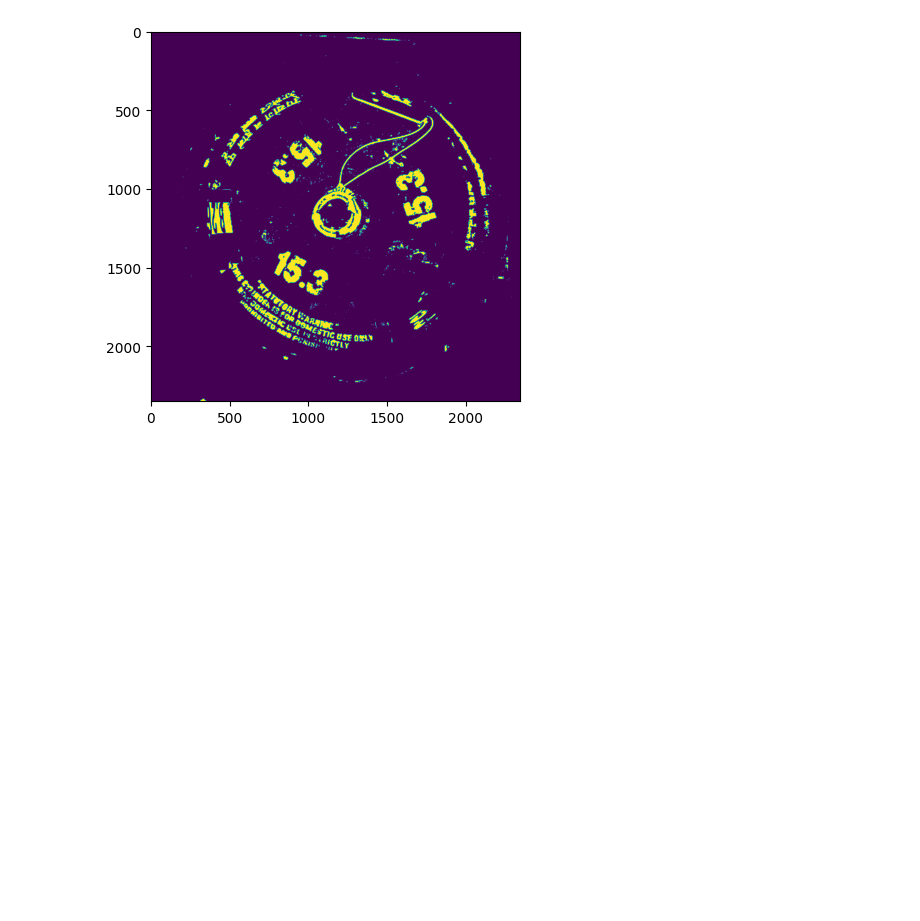
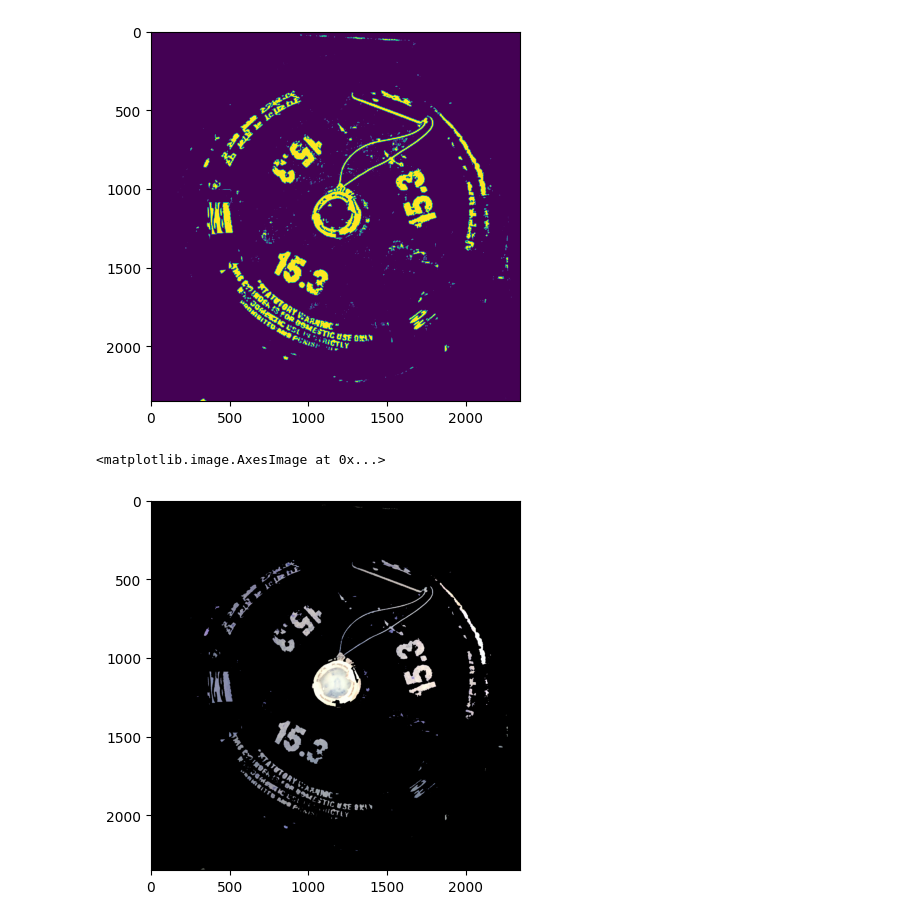
Before and after one commit to siddeshwarnavink/gas-cylinder-weight, a Jupyter notebook: gas-cylinder-weight/testing.ipynb, the cells around one changed output. Saved outputs shown, nothing was run; the diff lists cells and outputs as text; code cells hidden in the pictures; blank space fills up the shorter version.

```diff
--- a/gas-cylinder-weight/testing.ipynb
+++ b/gas-cylinder-weight/testing.ipynb
@@ -22,3 +24,13 @@ plt.imshow(binary_image)
 # %% [output]
 <matplotlib.image.AxesImage at 0x...>
 [figure]
+# %%
+pytesseract.pytesseract.tesseract_cmd = 'C:/Program Files/Tesseract-OCR/tesseract.exe'
+contours, _ = cv2.findContours(binary_image, cv2.RETR_EXTERNAL, cv2.CHAIN_APPROX_SIMPLE)
+mask = np.zeros_like(img_gray)
+cv2.drawContours(mask, contours, -1, (255), thickness=cv2.FILLED)
+result = cv2.bitwise_and(img, img, mask=mask)
+plt.imshow(result)
+# %% [output]
+<matplotlib.image.AxesImage at 0x...>
+[figure, added]
```
Also changed, not shown: parts of 2 cells of this notebook.
